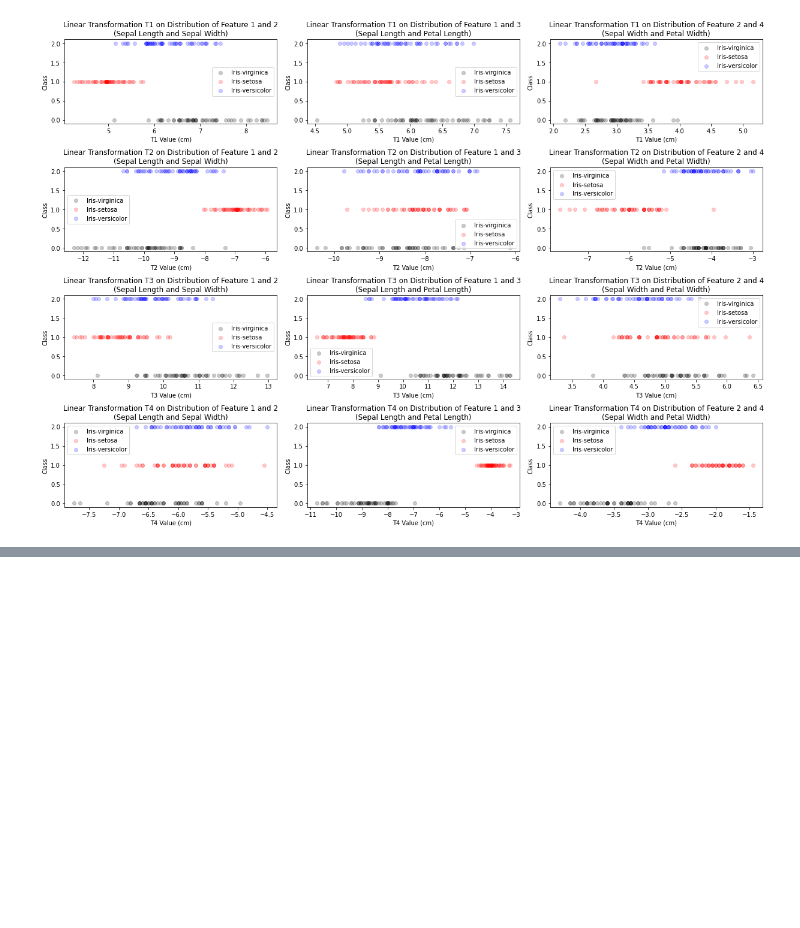
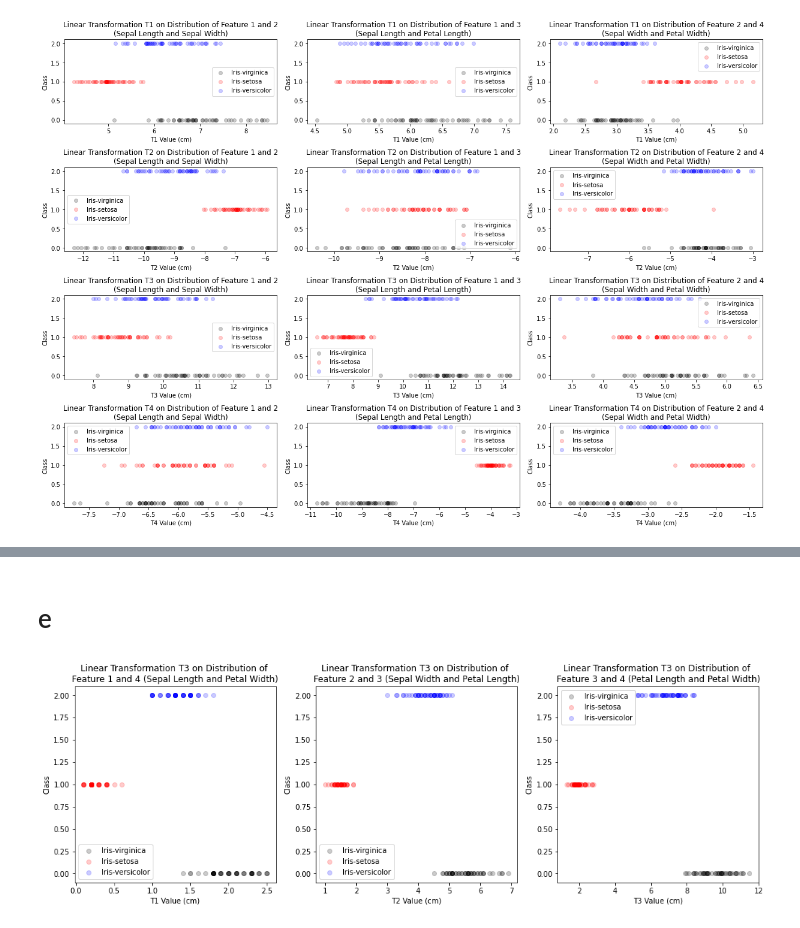
Before and after one commit to AUT-Student/SPR-HW1, a Jupyter notebook: Program3/Program3.ipynb, the cells around one changed output, grey strips where cells are left out. Cells and saved outputs as stored; diff of their text form; code cells hidden in the pictures; blank space fills up the shorter version.

```diff
--- a/Program3/Program3.ipynb
+++ b/Program3/Program3.ipynb
@@ -109,0 +158,46 @@ plt.show()
+# %% [markdown]
+# e
+# %%
+import matplotlib.pyplot as plt
+
+class_colors = ["black", "red", "blue"]
+
+fig, axs = plt.subplots(1,3)
+
+# Feature 1 and 4
+t1 = [0, 1]
+for i in range(len(data_class)):
+    axs[0].scatter(data_class[i]["Sepal Length"].values * t1[0] + data_class[i]["Petal Width"].values * t1[1],
+                   np.full(len(data_class[i]), i), color=class_colors[i], label=class_names[i], alpha=0.2)
+
+axs[0].title.set_text(f"Linear Transformation T{i+1} on Distribution of \nFeature 1 and 4 (Sepal Length and Petal Width)")
+axs[0].legend()
+plt.setp(axs[0], xlabel=f"T1 Value (cm)", ylabel="Class")
+
+# Feature 2 and 3
+t2 = [0, 1]
+for i in range(len(data_class)):
+    axs[1].scatter(data_class[i]["Sepal Width"].values * t2[0] + data_class[i]["Petal Length"].values * t2[1],
+                   np.full(len(data_class[i]), i), color=class_colors[i], label=class_names[i], alpha=0.2)
+
+axs[1].title.set_text(f"Linear Transformation T{i+1} on Distribution of \nFeature 2 and 3 (Sepal Width and Petal Length)")
+axs[1].legend()
+plt.setp(axs[1], xlabel=f"T2 Value (cm)", ylabel="Class")
+
+
+# Feature 3 and 4
+t3 = [1, 2]
+for i in range(len(data_class)):
+    axs[2].scatter(data_class[i]["Petal Length"].values * t3[0] + data_class[i]["Petal Width"].values * t3[1],
+                   np.full(len(data_class[i]), i), color=class_colors[i], label=class_names[i], alpha=0.2)
+
+axs[2].title.set_text(f"Linear Transformation T{i+1} on Distribution of \nFeature 3 and 4 (Petal Length and Petal Width)")
+axs[2].legend()
+plt.setp(axs[2], xlabel=f"T3 Value (cm)", ylabel="Class")
+
+
+# Plot all!
+fig.set_size_inches(17,5)
+plt.show()
+# %% [output]
+[figure, added]
```
Also changed, not shown: parts of 2 cells of this notebook, 1 other file.
